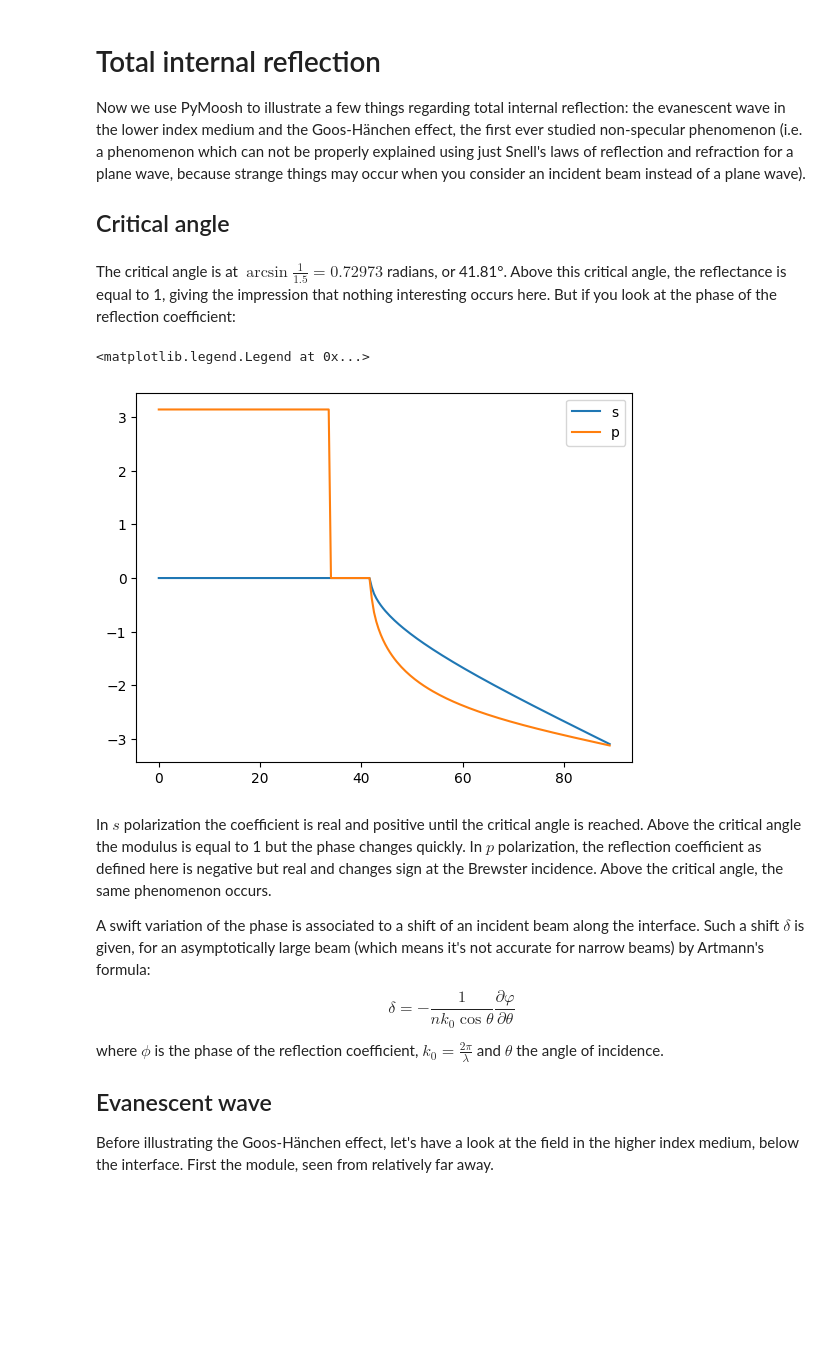
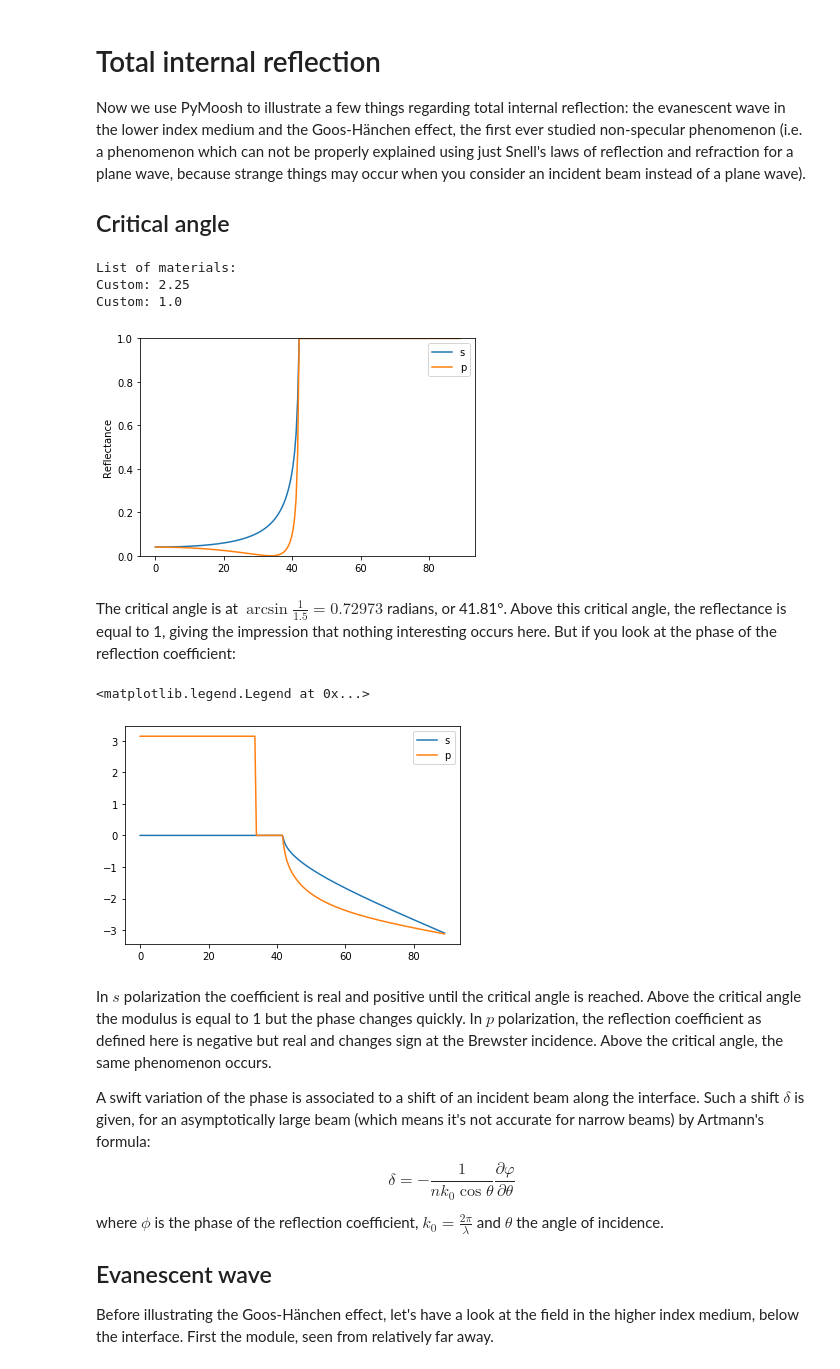
Before and after one commit to AnMoreau/PyMoosh, a Jupyter notebook: notebooks/Total_internal_reflection.ipynb, the cells around one changed output. Saved outputs shown, nothing was run; the diff lists cells and outputs as text; code cells hidden in the pictures; blank space fills up the shorter version.

```diff
--- a/notebooks/Total_internal_reflection.ipynb
+++ b/notebooks/Total_internal_reflection.ipynb
@@ -8,35 +8,39 @@ Now we use PyMoosh to illustrate a few things regarding total internal reflectio
 # %%
 # Need to modify the path to be able to import PyMoosh :: you don't need to do that if PyMoosh.py is in the same
 # directory as your Notebook.
 import sys
 import os
 module_path = os.path.abspath(os.path.join('..'))
 sys.path.append(module_path+"/code")
 
 # Here it is !
 from PyMoosh import *
 import matplotlib.pyplot as plt
 
 wavelength=600
-air=MaterialFactory(MaterialEnum.AIR)
-dielectric=MaterialFactory(MaterialEnum.CUSTOM)(epsilon=2.25,mu=1)
-TIR=Structure([dielectric,air],[0,1],[20*wavelength,3*wavelength])
+
+TIR=Structure([2.25,1.],[0,1],[20*wavelength,3*wavelength])
 
 # For TE polarization
 incidence,r,t,R,T=Angular(TIR,wavelength,0.,0.,89.,200)
 # For TM polarization, same incidence angles
 incidence,r_p,t_p,R_p,T_p=Angular(TIR,wavelength,1.,0.,89.,200)
 
 # Visualization of the result
 import matplotlib.pyplot as plt
 plt.figure(1)
 plt.plot(incidence,R)
 plt.plot(incidence,R_p)
 plt.legend(["s","p"])
 
 plt.ylabel('Reflectance')
 plt.ylim(0,1)
 plt.show()
+# %% [output]
+List of materials:
+Custom: 2.25
+Custom: 1.0
+[figure, added]
 # %% [markdown]
 The critical angle is at $\arcsin \frac{1}{1.5}=0.72973$ radians, or 41.81°. Above this critical angle, the reflectance is equal to 1, giving the impression that nothing interesting occurs here. But if you look at the phase of the reflection coefficient:
 # %%
@@ -46,7 +50,7 @@ plt.plot(incidence,np.angle(r_p))
 plt.legend(["s","p"])
 # %% [output]
 <matplotlib.legend.Legend at 0x...>
-[figure, old version]
+[figure, new version]
 # %% [markdown]
 In $s$ polarization the coefficient is real and positive until the critical angle is reached. Above the critical angle the modulus is equal to 1 but the phase changes quickly. In $p$ polarization, the reflection coefficient as defined here is negative but real and changes sign at the Brewster incidence. Above the critical angle, the same phenomenon occurs.
 
```
Also changed, not shown: parts of 4 cells of this notebook, 3 other files.
